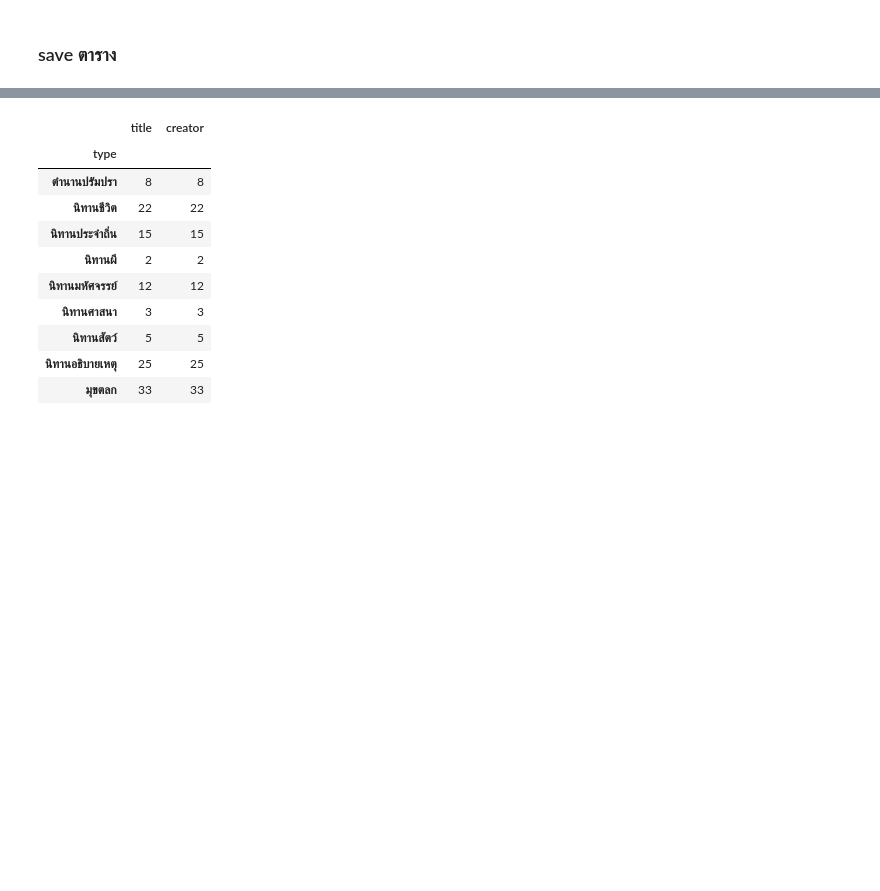
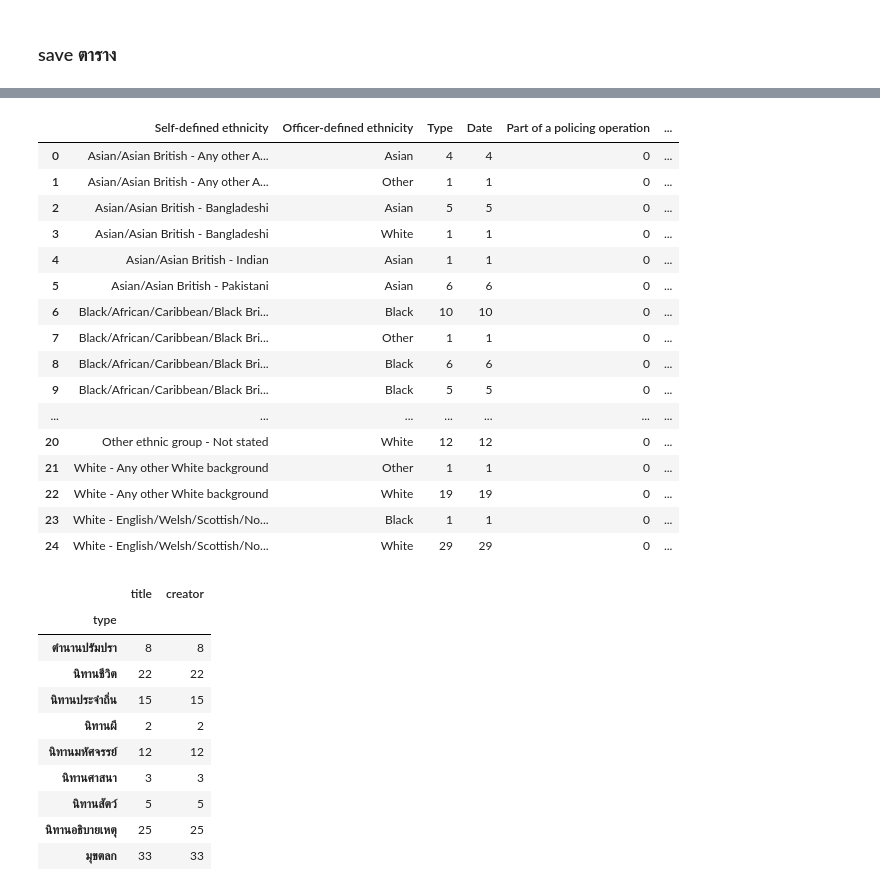
Before and after one commit to Tanny-H/dataviz2025, a Jupyter notebook: 663020280_8__Pandas_101_2025.ipynb, the cells around one changed output, grey strips where cells are left out. Saved outputs shown, nothing was run; the diff lists cells and outputs as text; code cells hidden in the pictures; blank space fills up the shorter version.

```diff
--- a/663020280_8__Pandas_101_2025.ipynb
+++ b/663020280_8__Pandas_101_2025.ipynb
@@ -1391,3 +1574,25 @@ this_data = folk_df[['title','type','creator']].dropna()
+# %%
+stopandseach.groupby(
+    ['Self-defined ethnicity', 'Officer-defined ethnicity']
+).count().reset_index()
+# %% [output]
+|  | Self-defined ethnicity | Officer-defined ethnicity | Type | Date | Part of a policing operation | ... |
+| 0 | Asian/Asian British - Any other A... | Asian | 4 | 4 | 0 | ... |
+| 1 | Asian/Asian British - Any other A... | Other | 1 | 1 | 0 | ... |
+| 2 | Asian/Asian British - Bangladeshi | Asian | 5 | 5 | 0 | ... |
+| 3 | Asian/Asian British - Bangladeshi | White | 1 | 1 | 0 | ... |
+| 4 | Asian/Asian British - Indian | Asian | 1 | 1 | 0 | ... |
+| 5 | Asian/Asian British - Pakistani | Asian | 6 | 6 | 0 | ... |
+| 6 | Black/African/Caribbean/Black Bri... | Black | 10 | 10 | 0 | ... |
+| 7 | Black/African/Caribbean/Black Bri... | Other | 1 | 1 | 0 | ... |
+| 8 | Black/African/Caribbean/Black Bri... | Black | 6 | 6 | 0 | ... |
+| 9 | Black/African/Caribbean/Black Bri... | Black | 5 | 5 | 0 | ... |
+| ... | ... | ... | ... | ... | ... | ... |
+| 20 | Other ethnic group - Not stated | White | 12 | 12 | 0 | ... |
+| 21 | White - Any other White background | Other | 1 | 1 | 0 | ... |
+| 22 | White - Any other White background | White | 19 | 19 | 0 | ... |
+| 23 | White - English/Welsh/Scottish/No... | Black | 1 | 1 | 0 | ... |
+| 24 | White - English/Welsh/Scottish/No... | White | 29 | 29 | 0 | ... |
 # %%
 this_data.groupby('type').count()
 # %% [output]
```
Also changed, not shown: parts of 26 cells of this notebook.
